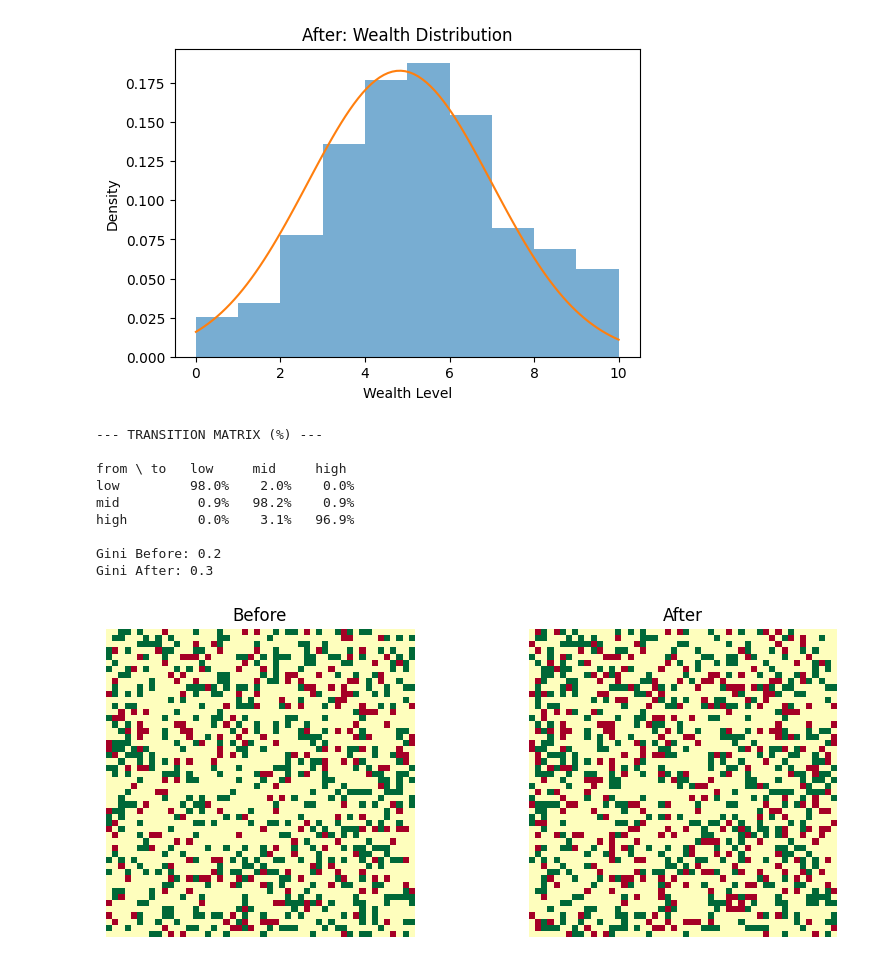
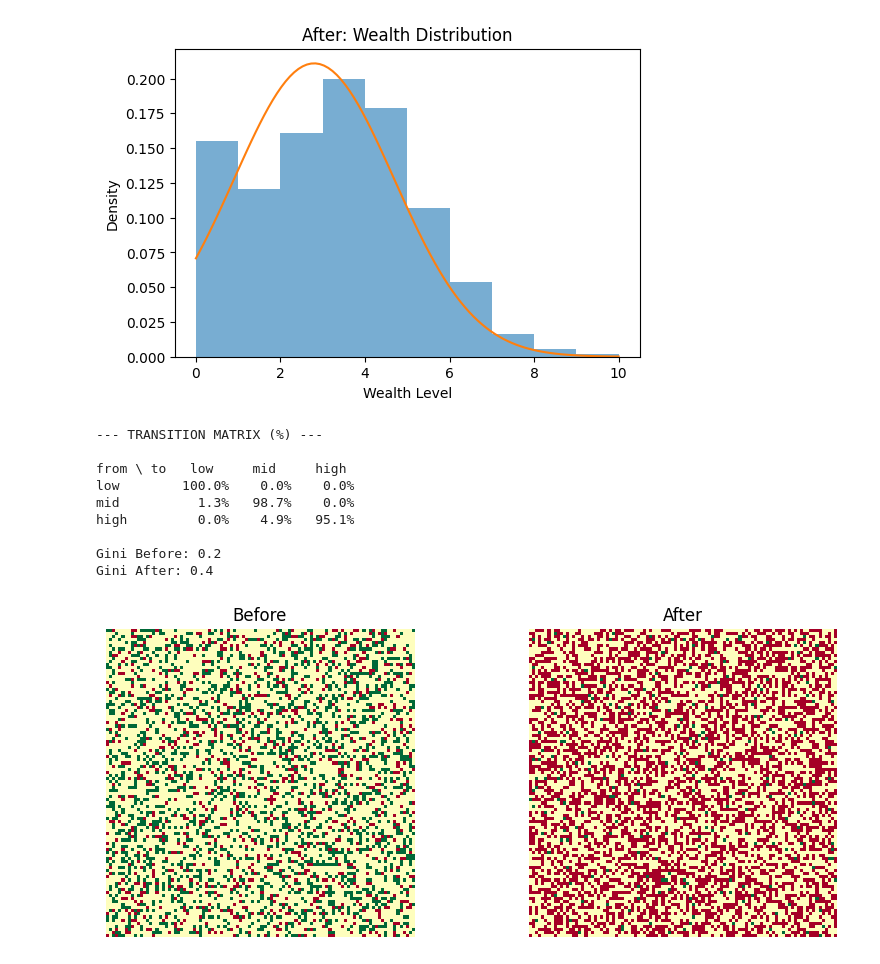
Before and after one commit to nonyeezeh/MAS-Research-Code, a Jupyter notebook: Wealth.ipynb, the cells around one changed output. Cells and saved outputs as stored; diff of their text form; code cells hidden in the pictures.

Commit message:
Hypothesis 2: Lower wealth growth rates decrease upward mobility for lower-class agents.

```diff
--- a/Wealth.ipynb
+++ b/Wealth.ipynb
@@ -7,8 +7,8 @@ import matplotlib.pyplot as plt
 # -----------------------
 # PARAMETERS
 # -----------------------
-size = 50
-wealth_growth_rate = 0.2 # test 0.2 and 0.8 with 10 steps
+size = 100
+wealth_growth_rate = 0.1 # test 0.2 and 0.8 with 10 steps
 
 # -----------------------
 # INITIAL WEALTH
@@ -74,14 +74,14 @@ def step():
             agent_class = classes[i,j]
 
             # -----------------------
-            # UPWARD MOBILITY (MODIFIED)
+            # UPWARD MOBILITY (MODIFIED) -- when these values are tweaked we see a significant difference as well!!
             # -----------------------
             if agent_class == 0:
-                base_up = 0.1
+                base_up = 0.001
             elif agent_class == 1:
-                base_up = 0.2
+                base_up = 0.002
             else:
-                base_up = 0.4
+                base_up = 0.004
 
             p_up = base_up * wealth_growth_rate
 
@@ -118,7 +118,7 @@ transition_matrix = np.zeros((3,3))
 # -----------------------
 # RUN SIMULATION
 # -----------------------
-steps = 10
+steps = 40
 
 for _ in range(steps):
 
@@ -211,11 +211,11 @@ plt.show()
-[figure, old version]
+[figure, new version]
 --- TRANSITION MATRIX (%) ---
 
 from \ to   low     mid     high
-low         98.0%    2.0%    0.0%
-mid          0.9%   98.2%    0.9%
-high         0.0%    3.1%   96.9%
+low        100.0%    0.0%    0.0%
+mid          1.3%   98.7%    0.0%
+high         0.0%    4.9%   95.1%
 
 Gini Before: 0.2
-Gini After: 0.3
+Gini After: 0.4
-[figure, old version]
+[figure, new version]
```
Also changed, not shown: parts of 1 cell of this notebook.
